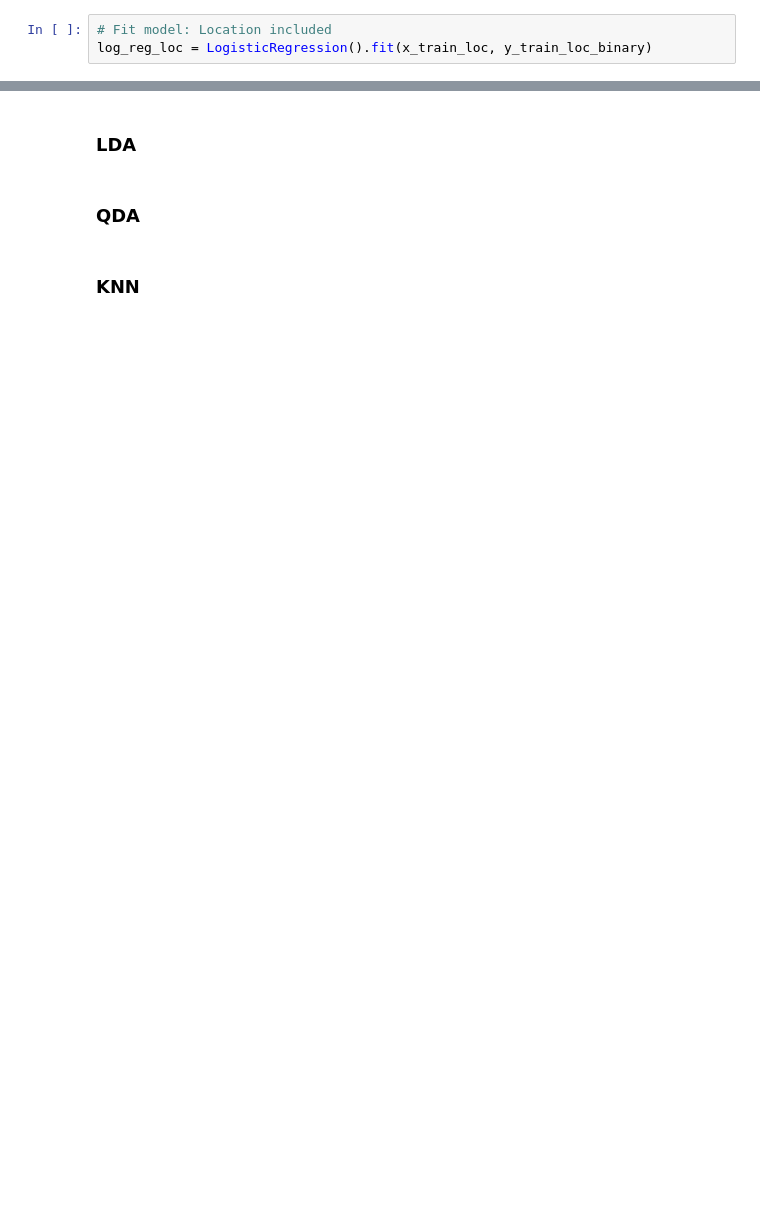
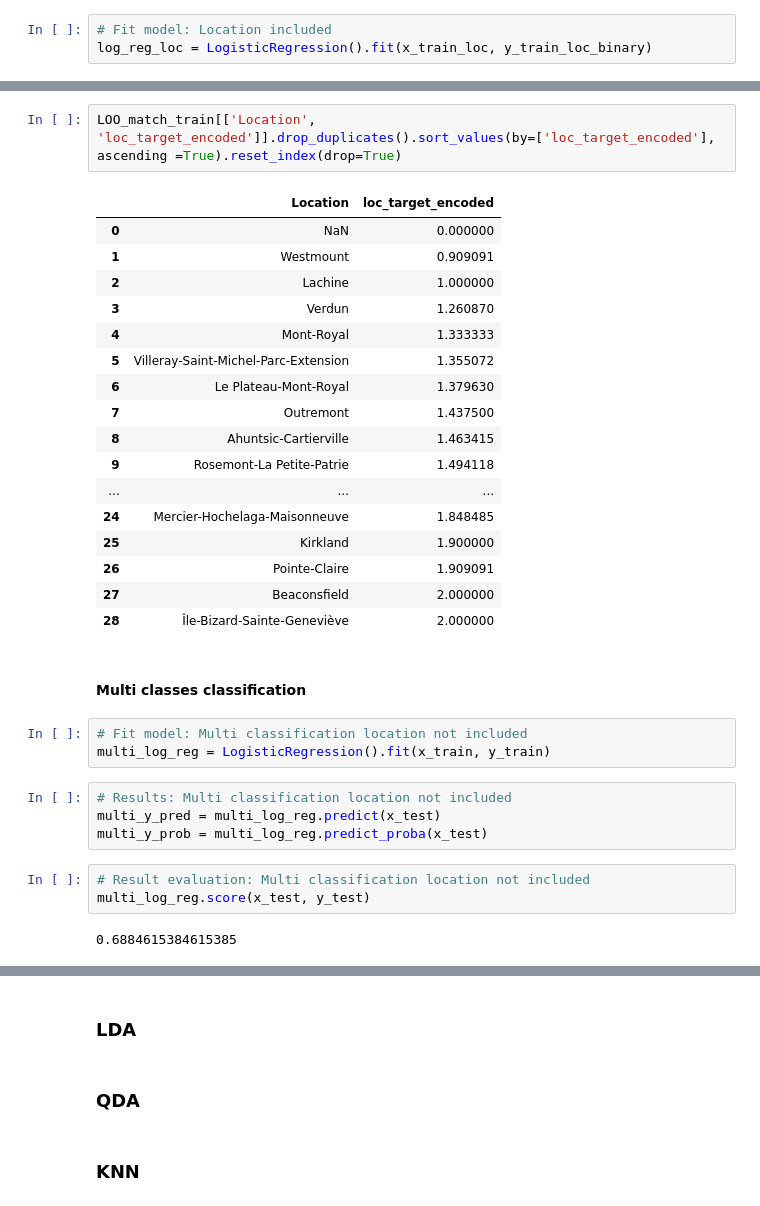
Before and after one commit to ngocmphan/survival_rate_montreal_businesses, a Jupyter notebook: survival_rate_montreal_businesses.ipynb, the cells around one changed output, grey strips where cells are left out. Drawn from its saved outputs; the diff is of its cells as text; blank space fills up the shorter version.

Commit message:
Added interpretation of the location target encoding variable

```diff
--- a/survival_rate_montreal_businesses.ipynb
+++ b/survival_rate_montreal_businesses.ipynb
@@ -518,0 +493,34 @@ cm_display_multi_loc = ConfusionMatrixDisplay(cm_multi_loc).plot()
+# %%
+LOO_match_train[['Location', 'loc_target_encoded']].drop_duplicates().sort_values(by=['loc_target_encoded'], ascending =True).reset_index(drop=True)
+# %% [output]
+|  | Location | loc_target_encoded |
+| 0 | NaN | 0.000000 |
+| 1 | Westmount | 0.909091 |
+| 2 | Lachine | 1.000000 |
+| 3 | Verdun | 1.260870 |
+| 4 | Mont-Royal | 1.333333 |
+| 5 | Villeray-Saint-Michel-Parc-Extension | 1.355072 |
+| 6 | Le Plateau-Mont-Royal | 1.379630 |
+| 7 | Outremont | 1.437500 |
+| 8 | Ahuntsic-Cartierville | 1.463415 |
+| 9 | Rosemont-La Petite-Patrie | 1.494118 |
+| ... | ... | ... |
+| 24 | Mercier-Hochelaga-Maisonneuve | 1.848485 |
+| 25 | Kirkland | 1.900000 |
+| 26 | Pointe-Claire | 1.909091 |
+| 27 | Beaconsfield | 2.000000 |
+| 28 | Île-Bizard-Sainte-Geneviève | 2.000000 |
+# %% [markdown]
+#### Multi classes classification
+# %%
+# Fit model: Multi classification location not included
+multi_log_reg = LogisticRegression().fit(x_train, y_train)
+# %%
+# Results: Multi classification location not included
+multi_y_pred = multi_log_reg.predict(x_test)
+multi_y_prob = multi_log_reg.predict_proba(x_test)
+# %%
+# Result evaluation: Multi classification location not included
+multi_log_reg.score(x_test, y_test)
+# %% [output]
+0.6884615384615385
```
Also changed, not shown: parts of 35 cells of this notebook.
